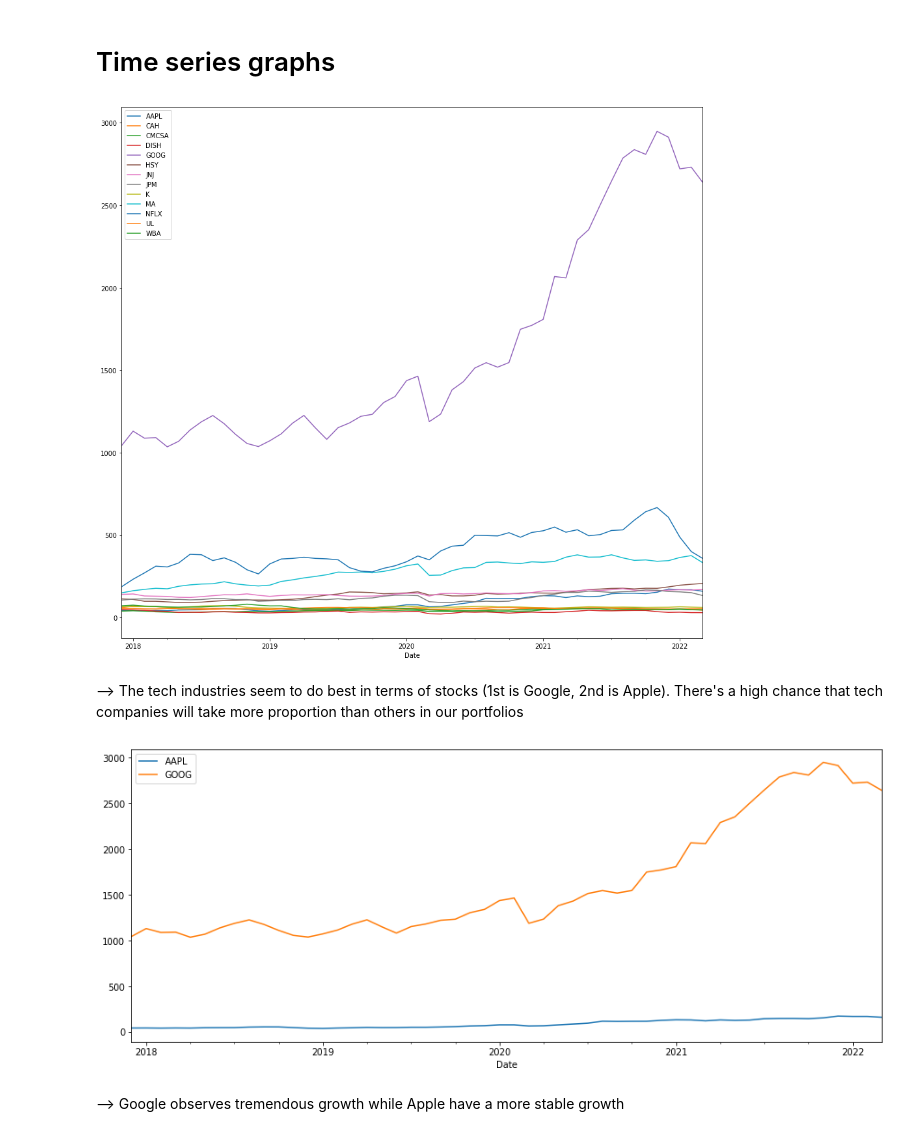
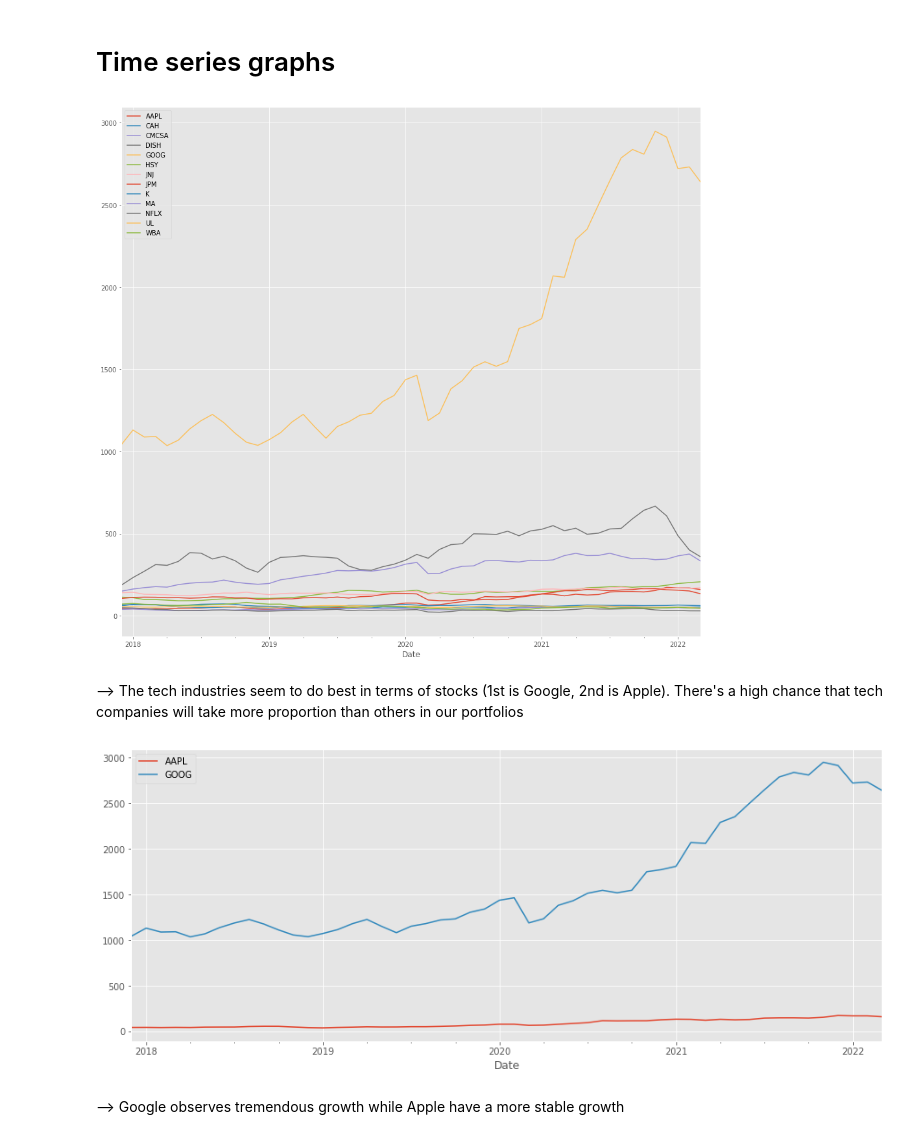
Before and after one commit to Royleong31/Stock-Portfolio-Optimiser, a Jupyter notebook: EDA/stocks.ipynb, the cells around one changed output. Saved outputs shown, nothing was run; the diff lists cells and outputs as text; code cells hidden in the pictures.

```diff
--- a/EDA/stocks.ipynb
+++ b/EDA/stocks.ipynb
@@ -120,17 +120,19 @@ health.describe()
 # %% [markdown]
 # Time series graphs
 # %%
+plt.style.use('ggplot')
+
 data.plot(figsize=(16, 15))
 plt.show()
 # %% [output]
-[figure, old version]
+[figure, new version]
 # %% [markdown]
 --> The tech industries seem to do best in terms of stocks (1st is Google, 2nd is Apple). There's a high chance that tech companies will take more proportion than others in our portfolios
 # %%
 tech.plot(figsize=(15, 6))
 plt.show()
 # %% [output]
-[figure, old version]
+[figure, new version]
 # %% [markdown]
 --> Google observes tremendous growth while Apple have a more stable growth
 # %%
```
Also changed, not shown: parts of 12 cells of this notebook, 2 other files.
